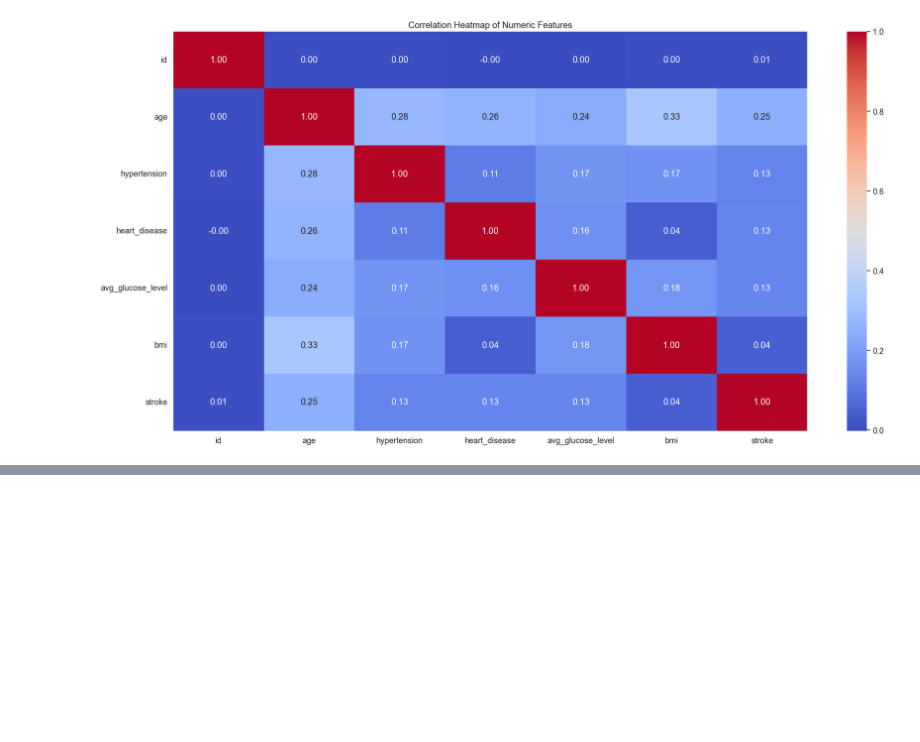
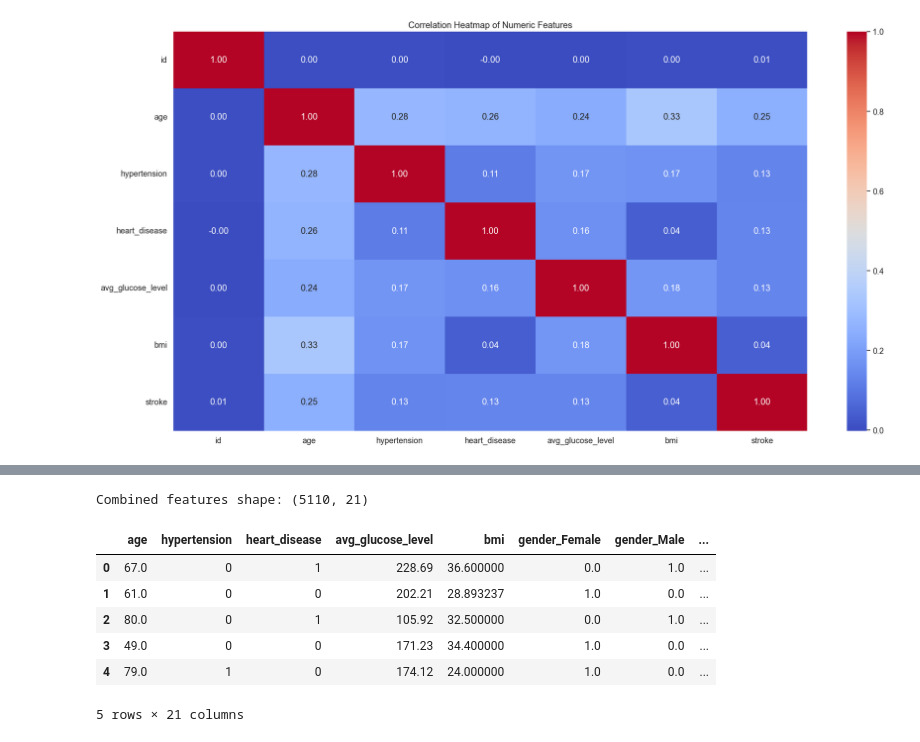
Before and after one commit to marwannour1/stroke_prediction, a Jupyter notebook: main.ipynb, the cells around one changed output, grey strips where cells are left out. Saved outputs shown, nothing was run; the diff lists cells and outputs as text; code cells hidden in the pictures; blank space fills up the shorter version.

```diff
--- a/main.ipynb
+++ b/main.ipynb
@@ -217,0 +294,33 @@ plt.show()
+# %%
+# Categorical features
+
+categorical_features = df.select_dtypes(include=['object'])
+
+# Display the first few rows of categorical features
+print(f"Categorical features shape: {categorical_features.shape}")
+display(categorical_features.head())
+
+for col in categorical_features.columns:
+    # Get the most frequent value
+    most_frequent = categorical_features[col].mode()[0]
+    # Fill NaN values with the most frequent value
+    categorical_features[col] = categorical_features[col].fillna(most_frequent)
+
+# One-hot encoding for categorical features
+from sklearn.preprocessing import OneHotEncoder
+
+# Initialize the encoder - use sparse_output=False to get a dense matrix
+encoder = OneHotEncoder(sparse_output=False, handle_unknown='ignore')
+
+# Get the categorical feature names
+categorical_features = df.select_dtypes(include=['object']).columns
+
+# Perform one-hot encoding
+encoded_features = pd.DataFrame(
+    encoder.fit_transform(df[categorical_features]),
+    columns=encoder.get_feature_names_out(categorical_features)
+)
+
+# Display the first few rows of encoded features
+print(f"Encoded features shape: {encoded_features.shape}")
+display(encoded_features.head())
@@ -217,0 +342,17 @@ plt.show()
+# %%
+# Reset index to ensure proper concatenation
+numeric_features_reset = numeric_features.reset_index(drop=True)
+encoded_features_reset = encoded_features.reset_index(drop=True)
+
+X_combined = pd.concat([numeric_features_reset, encoded_features_reset], axis=1)
+print(f"Combined features shape: {X_combined.shape}")
+display(X_combined.head())
+# %% [output]
+Combined features shape: (5110, 21)
+|  | age | hypertension | heart_disease | avg_glucose_level | bmi | gender_Female | gender_Male | ... |
+| 0 | 67.0 | 0 | 1 | 228.69 | 36.600000 | 0.0 | 1.0 | ... |
+| 1 | 61.0 | 0 | 0 | 202.21 | 28.893237 | 1.0 | 0.0 | ... |
+| 2 | 80.0 | 0 | 1 | 105.92 | 32.500000 | 0.0 | 1.0 | ... |
+| 3 | 49.0 | 0 | 0 | 171.23 | 34.400000 | 1.0 | 0.0 | ... |
+| 4 | 79.0 | 1 | 0 | 174.12 | 24.000000 | 1.0 | 0.0 | ... |
+5 rows × 21 columns
```
Also changed, not shown: parts of 9 cells of this notebook, 1 other file.
